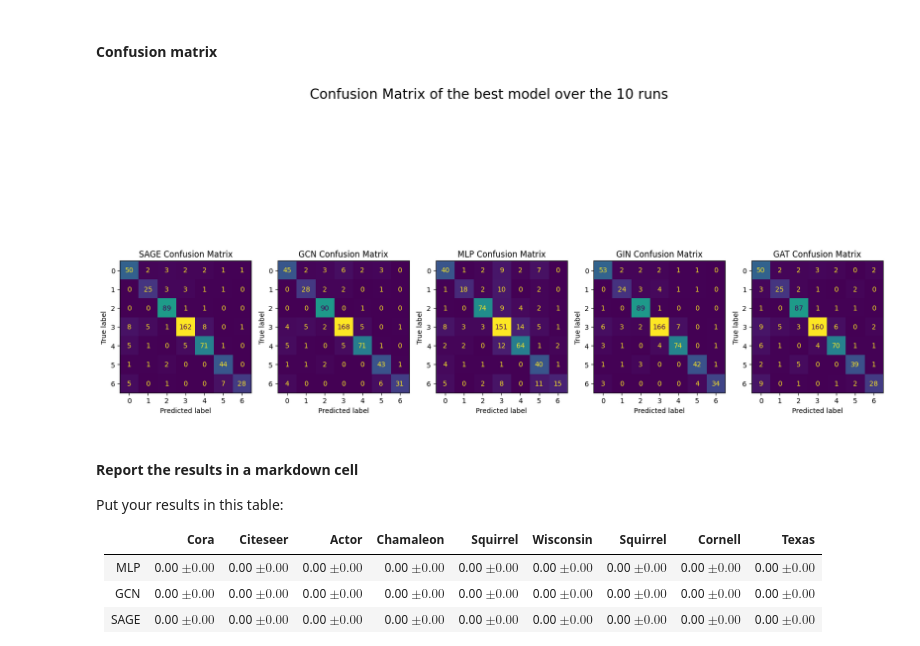
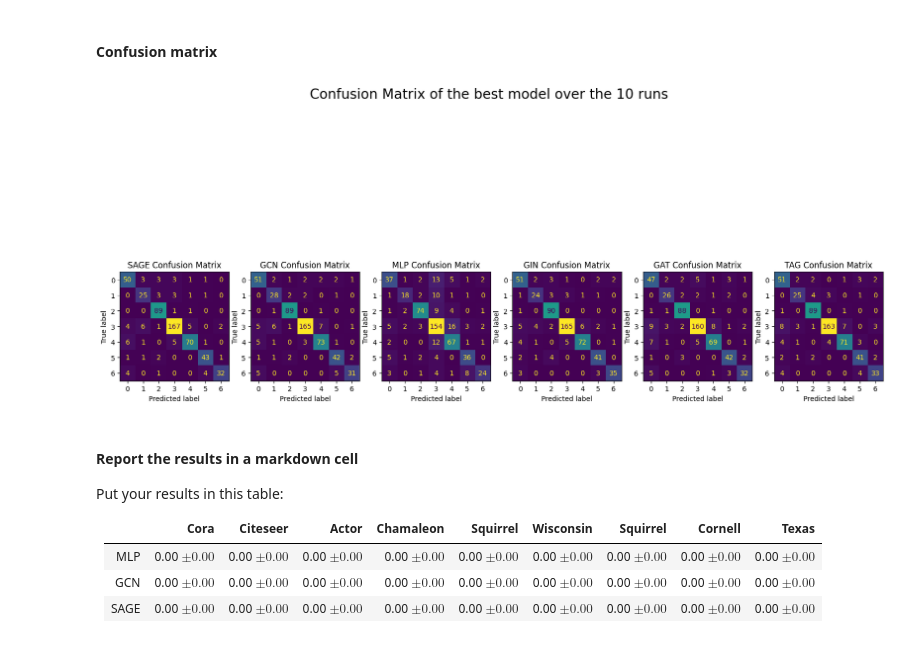
Before and after one commit to igl35/master-ua, a Jupyter notebook: Machine learning/Node_classification.ipynb, the cells around one changed output. Drawn from its saved outputs; the diff is of its cells as text; code cells hidden in the pictures.

```diff
--- a/Machine learning/Node_classification.ipynb
+++ b/Machine learning/Node_classification.ipynb
@@ -384,3 +384,23 @@ GAT(
   (conv1): GATConv(1433, 16, heads=1)
   (conv2): GATConv(16, 7, heads=1)
 )
+# %%
+from torch_geometric.nn import TAGConv
+from torch.functional import F
+
+class TAG(torch.nn.Module):
+
+            def __init__(self,hidden_channels = 16):
+                super(TAG, self).__init__()
+                # 2-layer GCN
+                self.conv1 = TAGConv(dataset.num_features, hidden_channels) # 32 hidden units
+                self.conv2 = TAGConv(hidden_channels, dataset.num_classes) # dataset.num_classes output units
+
+            def forward(self, x, edge_index):
+                x = F.relu(self.conv1(x, edge_index)) # ReLU activation
+                x = F.dropout(x,p=0.5, training=self.training) # Dropout: 50% of the nodes are randomly dropped out during training
+                x = self.conv2(x, edge_index)
+                return x.softmax(dim=1) # Log softmax activation
+
+
+print(TAG())
@@ -470,7 +496,7 @@ device = torch.device('cuda' if torch.cuda.is_available() else 'cpu')
 print(device)
 # Here you can add models to train  and test (include your own models)
 #in the list of model
-models = [SAGE(), GCN(), MLP(), GIN(), GAT()]
+models = [SAGE(), GCN(), MLP(), GIN(), GAT(), TAG()]
 global_results = []
 global_best_models = []
 for j in range(len(models)):
@@ -743,14 +783,16 @@ conf_matrix_gcn = confusion_matrix(data.y[test_mask].cpu(), global_best_models[1
 conf_matrix_mlp = confusion_matrix(data.y[test_mask].cpu(), global_best_models[2][0](data.x, data.edge_index).argmax(dim=1)[test_mask].detach().cpu().numpy())
 conf_matrix_gin = confusion_matrix(data.y[test_mask].cpu(), global_best_models[3][0](data.x, data.edge_index).argmax(dim=1)[test_mask].detach().cpu().numpy())
 conf_matrix_gat = confusion_matrix(data.y[test_mask].cpu(), global_best_models[4][0](data.x, data.edge_index).argmax(dim=1)[test_mask].detach().cpu().numpy())
+conf_matrix_tag = confusion_matrix(data.y[test_mask].cpu(), global_best_models[5][0](data.x, data.edge_index).argmax(dim=1)[test_mask].detach().cpu().numpy())
 
 disp_sage = ConfusionMatrixDisplay(confusion_matrix=conf_matrix_sage, display_labels=data.y.unique().cpu().numpy())
 disp_gcn = ConfusionMatrixDisplay(confusion_matrix=conf_matrix_gcn, display_labels=data.y.unique().cpu().numpy())
 disp_mlp = ConfusionMatrixDisplay(confusion_matrix=conf_matrix_mlp, display_labels=data.y.unique().cpu().numpy())
 disp_gin = ConfusionMatrixDisplay(confusion_matrix=conf_matrix_gin, display_labels=data.y.unique().cpu().numpy())
 disp_gat = ConfusionMatrixDisplay(confusion_matrix=conf_matrix_gat, display_labels=data.y.unique().cpu().numpy())
+disp_tag = ConfusionMatrixDisplay(confusion_matrix=conf_matrix_tag, display_labels=data.y.unique().cpu().numpy())
 
-fig,axs = plt.subplots(1,5,figsize=(20,10))
+fig,axs = plt.subplots(1,6,figsize=(20,10))
 
 disp_sage.plot(ax=axs[0])
 disp_sage.ax_.set_title('SAGE Confusion Matrix')
@@ -758,34 +800,40 @@ disp_sage.ax_.set_xlabel('Predicted label')
 disp_sage.ax_.set_ylabel('True label')
 disp_sage.im_.colorbar.remove()
 
 disp_gcn.plot(ax=axs[1])
 disp_gcn.ax_.set_title('GCN Confusion Matrix')
 disp_gcn.ax_.set_xlabel('Predicted label')
 disp_gcn.ax_.set_ylabel('True label')
 disp_gcn.im_.colorbar.remove()
 
 disp_mlp.plot(ax=axs[2])
 disp_mlp.ax_.set_title('MLP Confusion Matrix')
 disp_mlp.ax_.set_xlabel('Predicted label')
 disp_mlp.ax_.set_ylabel('True label')
 disp_mlp.im_.colorbar.remove()
 
 disp_gin.plot(ax=axs[3])
 disp_gin.ax_.set_title('GIN Confusion Matrix')
 disp_gin.ax_.set_xlabel('Predicted label')
 disp_gin.ax_.set_ylabel('True label')
 disp_gin.im_.colorbar.remove()
 
 disp_gat.plot(ax=axs[4])
 disp_gat.ax_.set_title('GAT Confusion Matrix')
 disp_gat.ax_.set_xlabel('Predicted label')
 disp_gat.ax_.set_ylabel('True label')
 disp_gat.im_.colorbar.remove()
 
+disp_tag.plot(ax=axs[5])
+disp_tag.ax_.set_title('TAG Confusion Matrix')
+disp_tag.ax_.set_xlabel('Predicted label')
+disp_tag.ax_.set_ylabel('True label')
+disp_tag.im_.colorbar.remove()
+
 fig.suptitle('Confusion Matrix of the best model over the 10 runs',fontsize=20)
 fig.show()
 # %% [output]
-[figure, old version]
+[figure, new version]
 # %% [markdown]
 #### Report the results in a markdown cell
 Put your results in this table:
```
Also changed, not shown: parts of 6 cells of this notebook.
